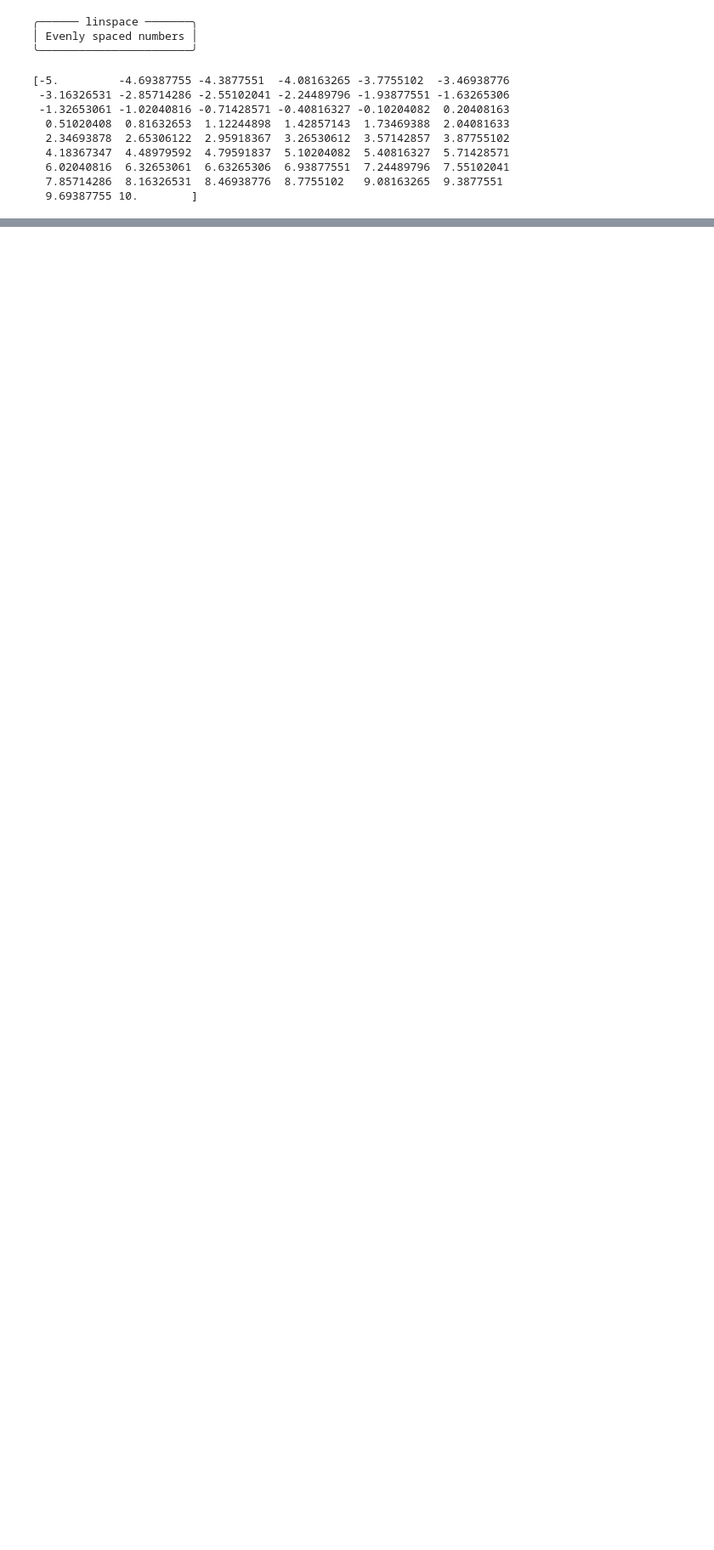
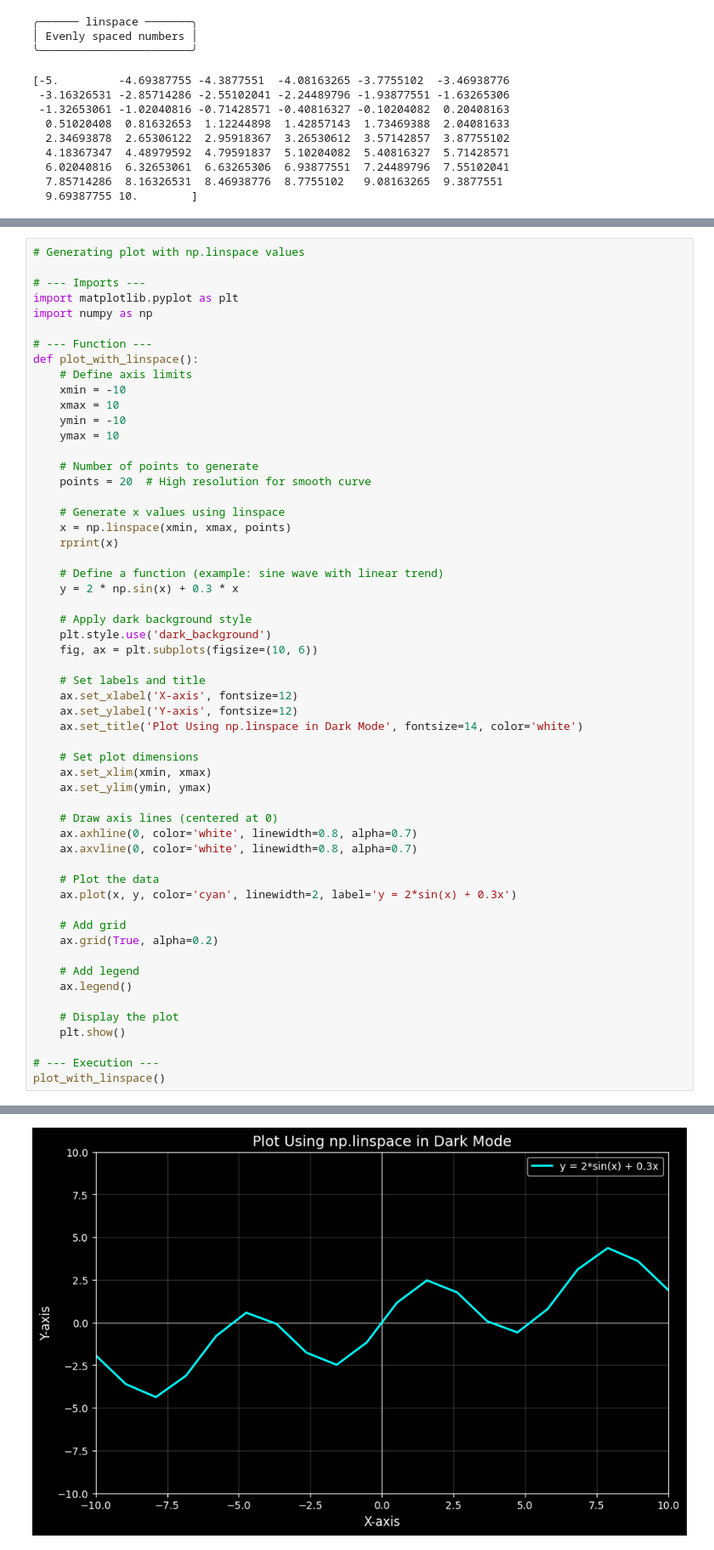
Before and after one commit to xyizko/xo-mathz, a Jupyter notebook: nb/yt-np-1.ipynb, the cells around one changed output, grey strips where cells are left out. Shown at 85% size. Drawn from its saved outputs; the diff is of its cells as text; blank space fills up the shorter version.

```diff
--- a/nb/yt-np-1.ipynb
+++ b/nb/yt-np-1.ipynb
@@ -214,0 +217,57 @@ gen_even()
+# %%
+# Generating plot with np.linspace values
+
+# --- Imports ---
+import matplotlib.pyplot as plt
+import numpy as np
+
+# --- Function ---
+def plot_with_linspace():
+    # Define axis limits
+    xmin = -10
+    xmax = 10
+    ymin = -10
+    ymax = 10
+
+    # Number of points to generate
+    points = 20  # High resolution for smooth curve
+
+    # Generate x values using linspace
+    x = np.linspace(xmin, xmax, points)
+    rprint(x)
+
+    # Define a function (example: sine wave with linear trend)
+    y = 2 * np.sin(x) + 0.3 * x
+
+    # Apply dark background style
+    plt.style.use('dark_background')
+    fig, ax = plt.subplots(figsize=(10, 6))
+
+    # Set labels and title
+    ax.set_xlabel('X-axis', fontsize=12)
+    ax.set_ylabel('Y-axis', fontsize=12)
+    ax.set_title('Plot Using np.linspace in Dark Mode', fontsize=14, color='white')
+
+    # Set plot dimensions
+    ax.set_xlim(xmin, xmax)
+    ax.set_ylim(ymin, ymax)
+
+    # Draw axis lines (centered at 0)
+    ax.axhline(0, color='white', linewidth=0.8, alpha=0.7)
+    ax.axvline(0, color='white', linewidth=0.8, alpha=0.7)
+
+    # Plot the data
+    ax.plot(x, y, color='cyan', linewidth=2, label='y = 2*sin(x) + 0.3x')
+
+    # Add grid
+    ax.grid(True, alpha=0.2)
+
+    # Add legend
+    ax.legend()
+
+    # Display the plot
+    plt.show()
+
+# --- Execution ---
+plot_with_linspace()
+# %% [output]
@@ -214,0 +278 @@ gen_even()
+[figure, added]
```
Also changed, not shown: parts of 2 cells of this notebook.
